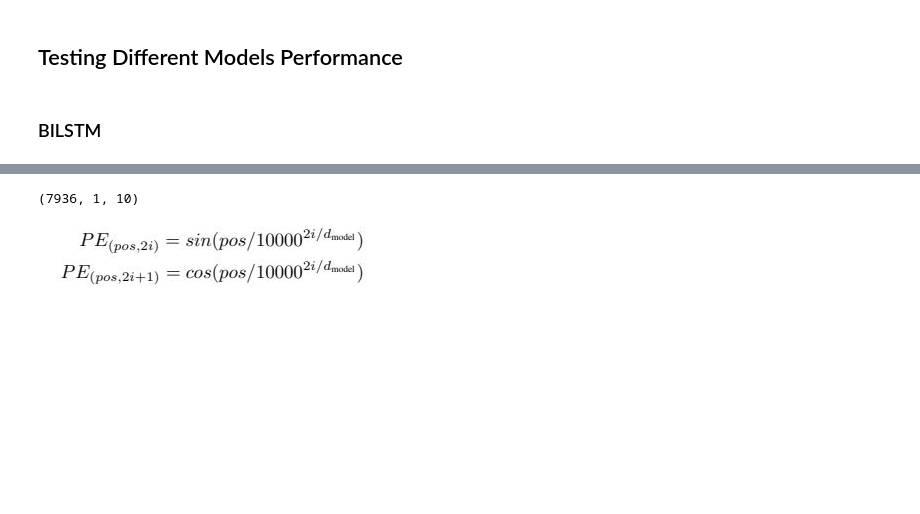
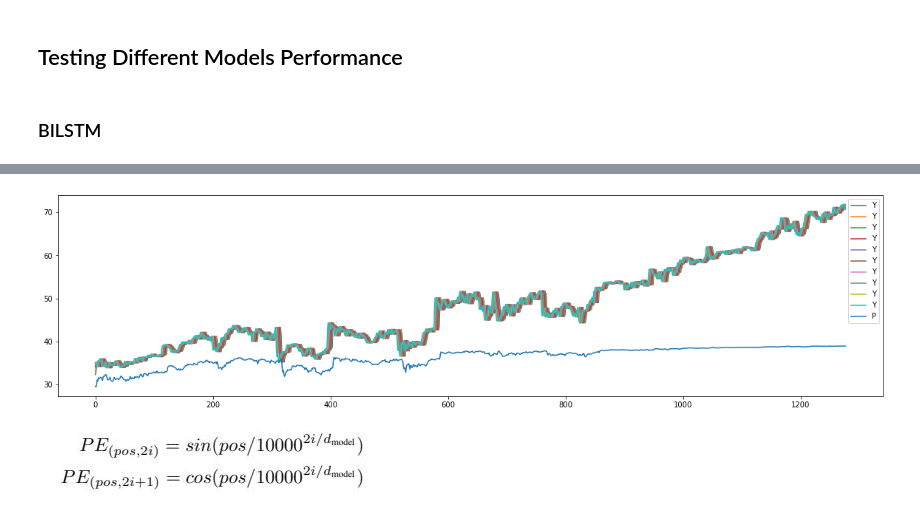
Before and after one commit to IsmailMarashi/2020-2021-Stock-Market-Forecasting-Using-Sentiment-Analysis, a Jupyter notebook: yFinance.ipynb, the cells around one changed output, grey strips where cells are left out. Cells and saved outputs as stored; diff of their text form; code cells hidden in the pictures; blank space fills up the shorter version.

```diff
--- a/yFinance.ipynb
+++ b/yFinance.ipynb
@@ -689,3 +684,11 @@ def createTimeSeriesData(data,shifts=5,backfill=False):
+# %%
+def createTimeSeriesData(data,shifts=5,outputColumns=None,outputlengthTimeSteps=1):
+    temp=data
+    for i in range(1,shifts): temp=pd.merge(left=data.shift(i), left_index=True, right=temp ,right_index=True)
+    temp=temp.dropna()
+    if outputColumns is not None:
+        return temp[:-outputlengthTimeSteps],   createTimeSeriesData(data[outputColumns],shifts=outputlengthTimeSteps)[shifts:]
+    return temp
 # %%
 # Shuffle but within period (1D vs 2D)
 # Try training Model From all Available stocks
@@ -923,32 +819,8 @@ Epoch 41/500
-# %%
-from keras.optimizers import SGD
-callbacks=[EarlyStopping(monitor='val_loss', min_delta=0, patience=100)]
-
-def BILSTM_model(inputShape, lstm=5,activation='relu',optimizer='adam',hidden=16):
-    M = Sequential()
-#     M.add(LSTM(lstm,activation=tf.keras.layers.LeakyReLU(),return_sequences=True ,input_shape=inputShape))
-#     M.add(Bidirectional(LSTM(5,activation="relu",return_sequences=False ,input_shape=trainX.shape[1:])))
-#     M.add(Bidirectional(LSTM(lstm,input_shape=inputShape,return_sequences=True)))
-#     M.add(Bidirectional(LSTM(lstm,return_sequences=True ,input_shape=inputShape)))
-#     M.add(tf.keras.layers.LeakyReLU())
-    M.add(LSTM(lstm,input_shape=inputShape,return_sequences=False))
-#     M.add(LSTM(lstm,activation=tf.keras.layers.LeakyReLU(),return_sequences=False ,input_shape=inputShape))
-    M.add(Dense(hidden, activation=activation))
-    M.add(Dense(1,activation="linear"))
-#     M.compile(loss='mae', optimizer=SGD(lr=0.1, momentum=0.9))
-    M.compile(optimizer='adam',loss='huber')
-#     M.compile(loss='mean_squared_error', optimizer='adam')
-#     model.compile(loss='mean_absolute_error', optimizer=opt, metrics=['mse'])
-#     M.compile(loss='mean_squared_logarithmic_error', optimizer=opt)
-    return M
-model=BILSTM_model(inputShape=tx.shape[1:],lstm=16,activation='relu',optimizer='adam',hidden=16)
-history = model.fit(tx, ty, epochs=500, shuffle=True, batch_size=75, validation_split=0.1, callbacks=callbacks)
-plotCompare(history.history['loss'],history.history['val_loss'],["train","test"])
-predictions=model.predict(vx)
-predictions.shape
-plotCompare(vy.values,predictions,["Y","P"])
-# %% [output]
-(7936, 1, 10)
+# %%
+predictions=model.predict(vx)
+plotCompare(vy.values,predictions[:,-1],["Y","P"])
+# %% [output]
+[figure, added]
 # %% [markdown]
 ![image.png](attachment:image.png)
 # %%
```
Also changed, not shown: parts of 53 cells of this notebook.
